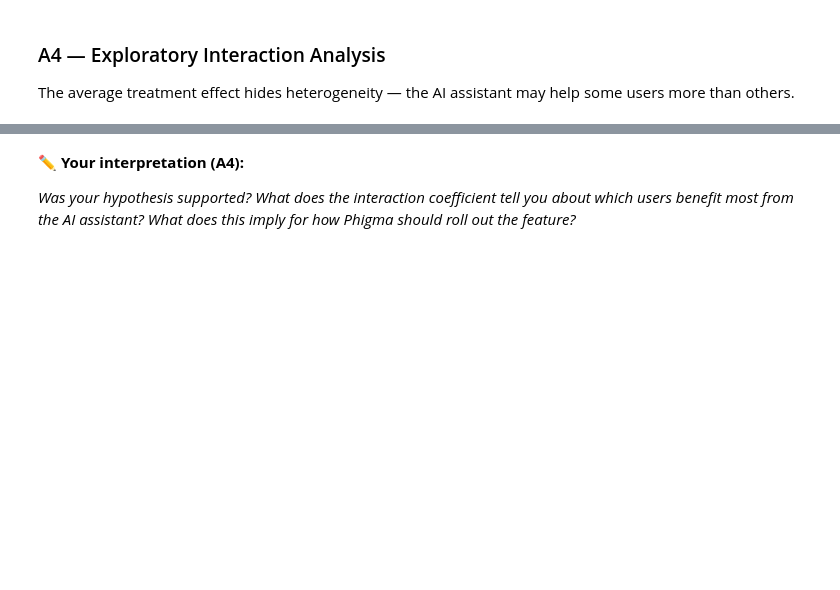
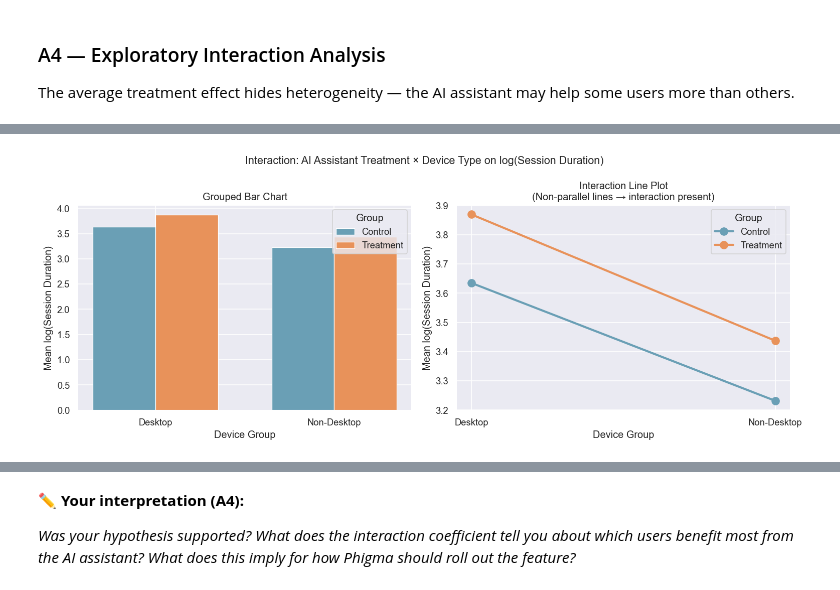
Before and after one commit to timothytzkung/Kung_Tim_Lab_Task, a Jupyter notebook: Assignment_02/IAT461_A2_Scaffold_empty.ipynb, the cells around one changed output, grey strips where cells are left out. Cells and saved outputs as stored; diff of their text form; code cells hidden in the pictures; blank space fills up the shorter version.

```diff
--- a/Assignment_02/IAT461_A2_Scaffold_empty.ipynb
+++ b/Assignment_02/IAT461_A2_Scaffold_empty.ipynb
@@ -424,9 +559,12 @@ The average treatment effect hides heterogeneity — the AI assistant may help s
 # %%
 # YOUR CODE HERE
 # Step 1: Create the interaction term
-# Example: df_ab['ab_x_device_desktop'] = df_ab['ab_group_enc'] * df_ab['device_desktop']
+# device_desktop is the reference category (dropped by get_dummies), so we rebuild it directly
+is_desktop = (df_ab['device_type'] == 'desktop').astype(int)
+df_ab['ab_x_device_desktop'] = df_ab['ab_group_enc'] * is_desktop
+interaction_col = df_ab[['ab_x_device_desktop']]
 
 # Step 2: Add the interaction term to your feature matrix and refit OLS
-# X_interact = pd.concat([X_const, interaction_col], axis=1)
-# model_interact = sm.OLS(y, X_interact).fit()
-# print(model_interact.summary())
+X_interact = pd.concat([X_const, interaction_col], axis=1)
+model_interact = sm.OLS(y, X_interact).fit()
+print(model_interact.summary())
@@ -433,5 +589,63 @@ The average treatment effect hides heterogeneity — the AI assistant may help s
 # %%
 # YOUR CODE HERE
-# Visualize the interaction
-# Example: plot mean log(outcome) for treatment vs control, split by the moderating variable
-# Use a grouped bar chart or overlapping regression lines
+# Visualize the interaction: treatment effect on log(session duration), split by desktop vs non-desktop
+# Create readable device label for the moderating variable
+df_ab['device_group'] = np.where(df_ab['device_type'] == 'desktop', 'Desktop', 'Non-Desktop')
+
+# Compute group means of the log-transformed outcome
+interact_means = (
+    df_ab.groupby(['ab_group', 'device_group'])['avg_whiteboard_session_duration_min_log_scaled']
+    .mean()
+    .reset_index()
+    .rename(columns={'avg_whiteboard_session_duration_min_log_scaled': 'mean_log_duration'})
+)
+
+device_order = ['Desktop', 'Non-Desktop']
+group_colors = {'control': '#6a9fb5', 'treatment': ACCENT}
+
+fig, axes = plt.subplots(1, 2, figsize=(13, 5))
+fig.suptitle('Interaction: AI Assistant Treatment x Device Type on log(Session Duration)', fontsize=13)
+
+# --- Plot 1: Grouped bar chart ---
+pivot = (
+    interact_means
+    .pivot(index='device_group', columns='ab_group', values='mean_log_duration')
+    .reindex(device_order)
+)
+x = np.arange(len(device_order))
+width = 0.35
+for i, grp in enumerate(['control', 'treatment']):
+    axes[0].bar(x + (i - 0.5) * width, pivot[grp], width,
+                label=grp.capitalize(), color=group_colors[grp], edgecolor='white', linewidth=0.8)
+
+axes[0].set_xticks(x)
+axes[0].set_xticklabels(device_order)
+axes[0].set_xlabel('Device Group')
+axes[0].set_ylabel('Mean log(Session Duration)')
+axes[0].set_title('Grouped Bar Chart')
+axes[0].legend(title='Group')
+
+# --- Plot 2: Interaction line plot ---
+for grp, color in group_colors.items():
+    subset = interact_means[interact_means['ab_group'] == grp].set_index('device_group').reindex(device_order)
+    axes[1].plot(device_order, subset['mean_log_duration'],
+                 marker='o', label=grp.capitalize(), color=color, linewidth=2.5, markersize=9)
+
+axes[1].set_xlabel('Device Group')
+axes[1].set_ylabel('Mean log(Session Duration)')
+axes[1].set_title('Interaction Line Plot\n(Non-parallel lines → interaction present)')
+axes[1].legend(title='Group')
+
+plt.tight_layout()
+plt.show()
+
+# Numeric summary of the interaction
+print("\nMean log(session duration) by group x device:")
+print(pivot.round(4).to_string())
+treatment_gap_desktop     = pivot.loc['Desktop',     'treatment'] - pivot.loc['Desktop',     'control']
+treatment_gap_nondesktop  = pivot.loc['Non-Desktop', 'treatment'] - pivot.loc['Non-Desktop', 'control']
+print(f"\nTreatment effect on Desktop     : +{treatment_gap_desktop:.4f} log-units")
+print(f"Treatment effect on Non-Desktop : +{treatment_gap_nondesktop:.4f} log-units")
+print(f"Difference-in-differences       : {treatment_gap_desktop - treatment_gap_nondesktop:+.4f} log-units")
+# %% [output]
+[figure, added]
```
Also changed, not shown: parts of 15 cells of this notebook, 2 other files.
